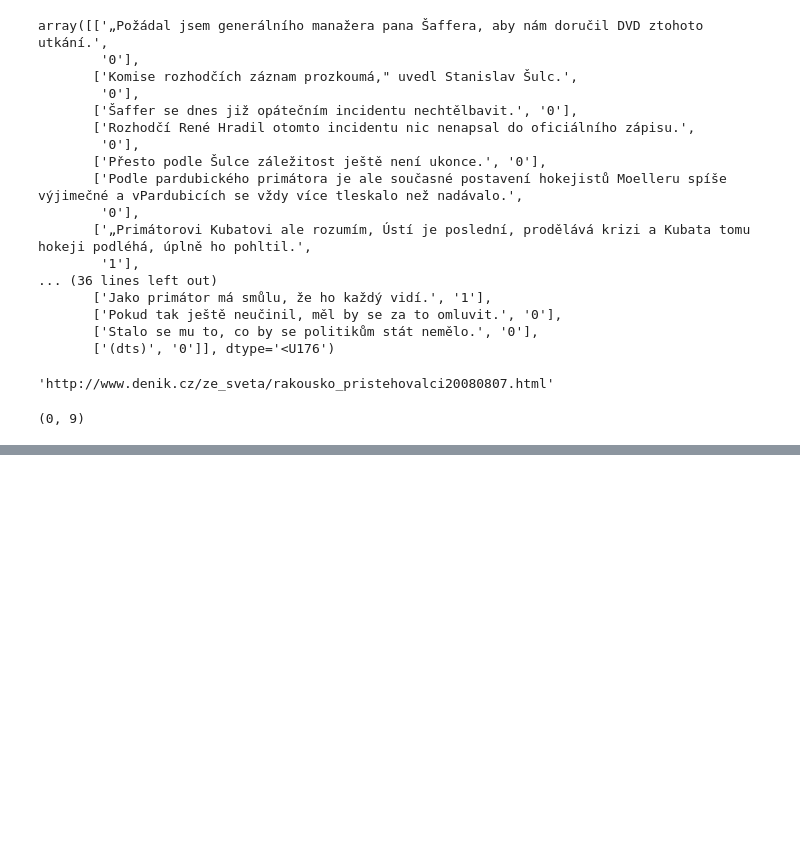
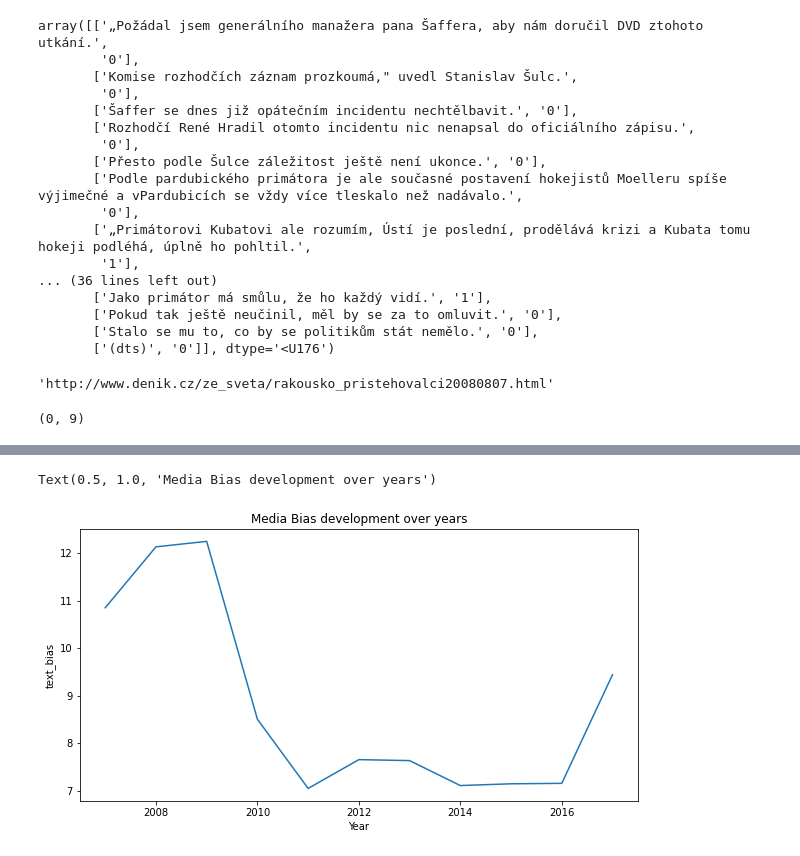
Before and after one commit to horychtom/czech-media-bias-detection, a Jupyter notebook: notebooks/media/full_pipeline/inference_experiments.ipynb, the cells around one changed output, grey strips where cells are left out. Cells and saved outputs as stored; diff of their text form; code cells hidden in the pictures; blank space fills up the shorter version.

```diff
--- a/notebooks/media/full_pipeline/inference_experiments.ipynb
+++ b/notebooks/media/full_pipeline/inference_experiments.ipynb
@@ -554,0 +614,11 @@ print(re.search(r'"(.*?)"', string).span())
+# %%
+df_years = data.groupby('Year',as_index=False).agg({'text_bias':'mean'})
+df_months = data.groupby('published',as_index=False).agg({'text_bias':'mean'})
+sizes_months = data.groupby('published',as_index=False).size()
+sizes_years = data.groupby('Year',as_index=False).size()
+# %%
+fig, ax = plt.subplots(figsize = (10, 5))
+sns.lineplot(ax = ax, x='Year', y='text_bias', data=df_years).set_title('Media Bias development over years')
+# %% [output]
+Text(0.5, 1.0, 'Media Bias development over years')
+[figure, added]
```
Also changed, not shown: parts of 24 cells of this notebook, 2 other files.
